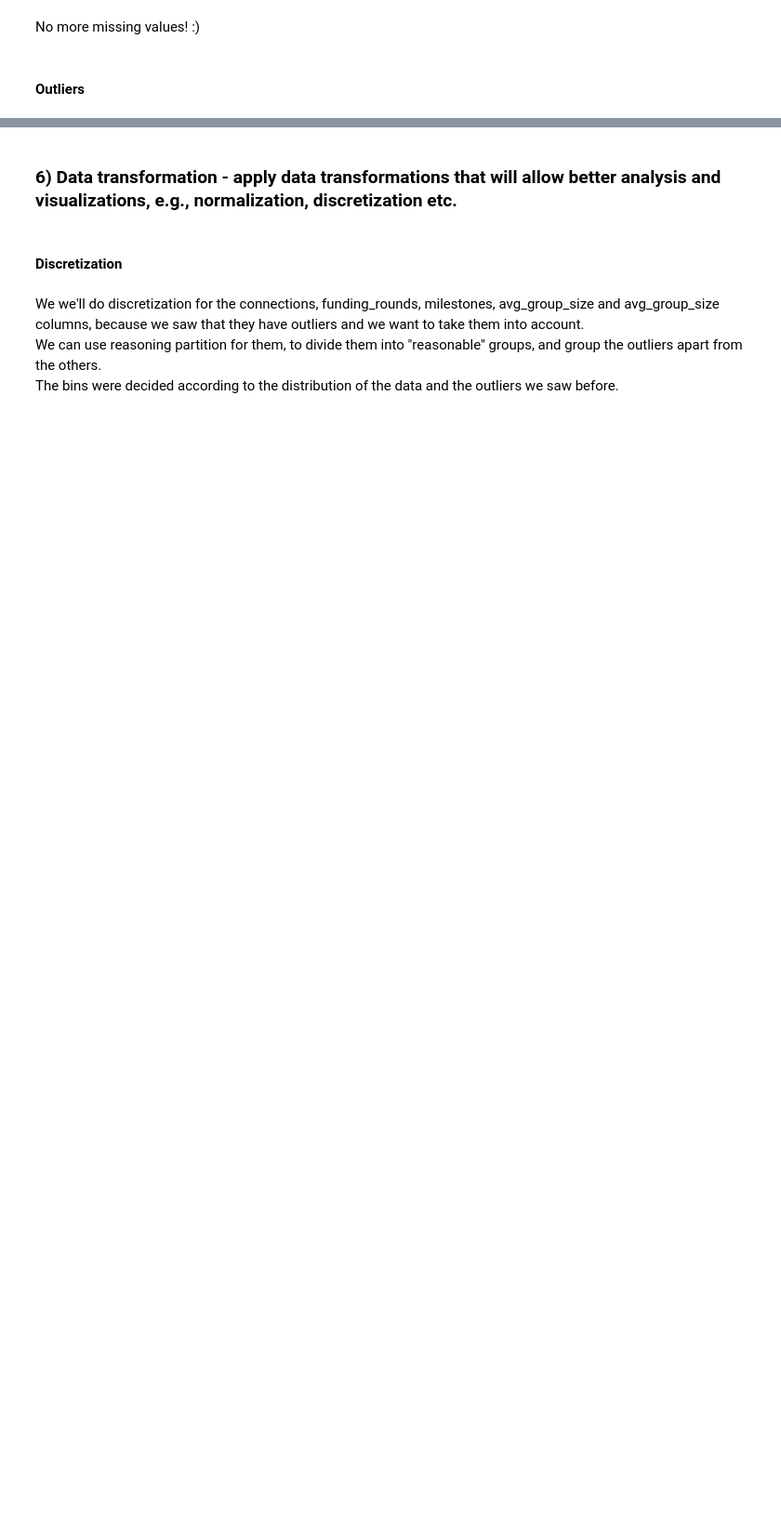
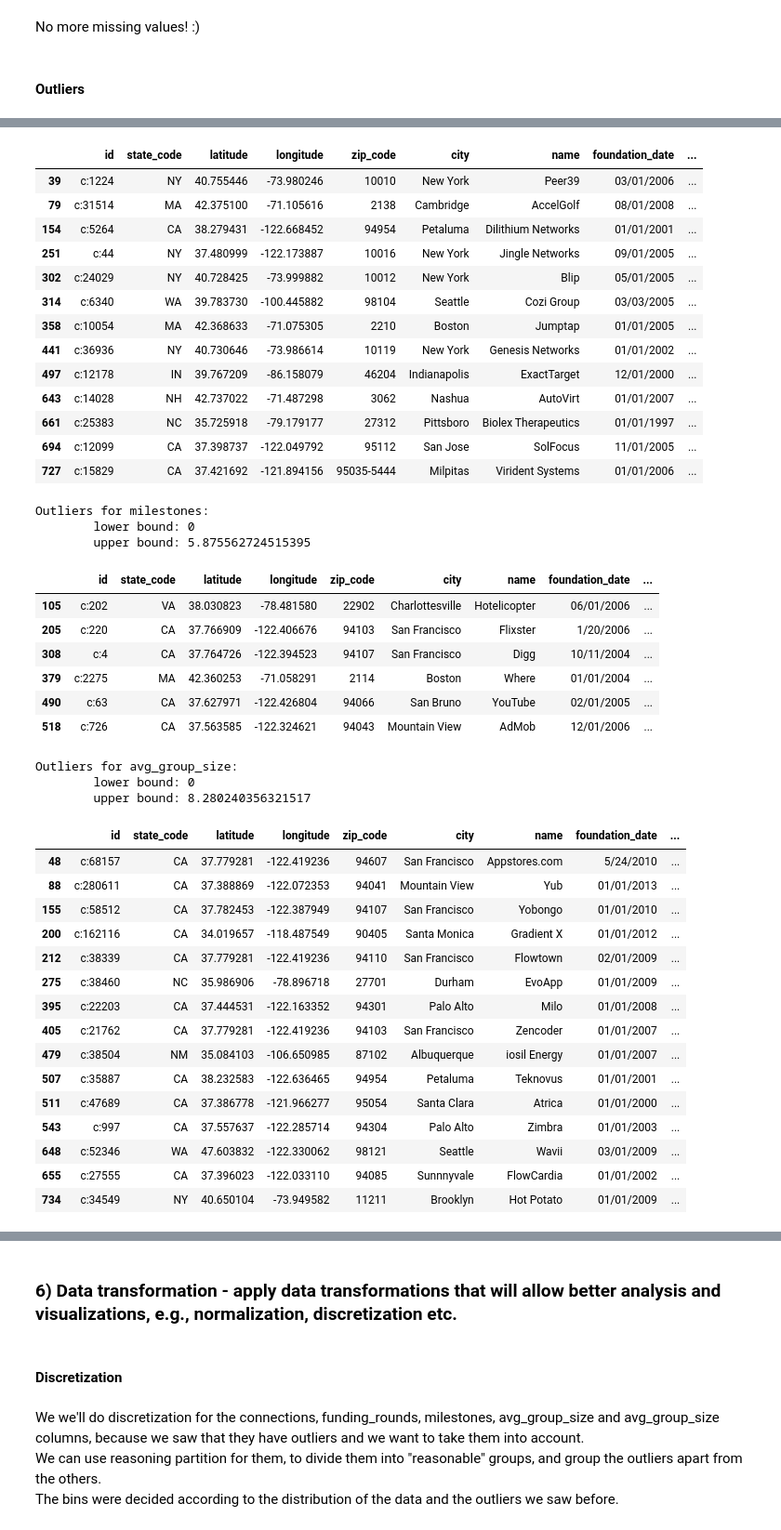
Before and after one commit to Liri-Be/DataMining, a Jupyter notebook: part-1/part1.ipynb, the cells around one changed output, grey strips where cells are left out. Shown at 93% size. Cells and saved outputs as stored; diff of their text form; code cells hidden in the pictures; blank space fills up the shorter version.

Commit message:
updated outliers code, April 2023

```diff
--- a/part-1/part1.ipynb
+++ b/part-1/part1.ipynb
@@ -432,16 +658,10 @@ outliers
-# %%
-l_bound, u_bound, outliers = find_outliers(data_frame, 'connections', True)
-print(f"lower bound: {l_bound}\nupper bound: {u_bound}")
-outliers
-# %%
-l_bound, u_bound, outliers = find_outliers(data_frame, 'funding_rounds', True)
-print(f"lower bound: {l_bound}\nupper bound: {u_bound}")
-outliers
-# %%
-l_bound, u_bound, outliers = find_outliers(data_frame, 'milestones', True)
-print(f"lower bound: {l_bound}\nupper bound: {u_bound}")
-outliers
-# %%
-l_bound, u_bound, outliers = find_outliers(data_frame, 'avg_group_size', True)
-print(f"lower bound: {l_bound}\nupper bound: {u_bound}")
-outliers
+# %%
+from IPython.display import display, HTML
+OUTLIERS_CHECK_COLS = ['total_funding', 'connections', 'funding_rounds', 'milestones', 'avg_group_size']
+
+
+for col in OUTLIERS_CHECK_COLS:
+    l_bound, u_bound, outliers = find_outliers(data_frame, col, True)
+    print(f"Outliers for {col}:\n\tlower bound: {l_bound}\n\tupper bound: {u_bound}")
+    display(HTML(outliers.to_html()))
+# %% [output]
@@ -447,0 +693,43 @@ outliers
+|  | id | state_code | latitude | longitude | zip_code | city | name | foundation_date | ... |
+| 39 | c:1224 | NY | 40.755446 | -73.980246 | 10010 | New York | Peer39 | 03/01/2006 | ... |
+| 79 | c:31514 | MA | 42.375100 | -71.105616 | 2138 | Cambridge | AccelGolf | 08/01/2008 | ... |
+| 154 | c:5264 | CA | 38.279431 | -122.668452 | 94954 | Petaluma | Dilithium Networks | 01/01/2001 | ... |
+| 251 | c:44 | NY | 37.480999 | -122.173887 | 10016 | New York | Jingle Networks | 09/01/2005 | ... |
+| 302 | c:24029 | NY | 40.728425 | -73.999882 | 10012 | New York | Blip | 05/01/2005 | ... |
+| 314 | c:6340 | WA | 39.783730 | -100.445882 | 98104 | Seattle | Cozi Group | 03/03/2005 | ... |
+| 358 | c:10054 | MA | 42.368633 | -71.075305 | 2210 | Boston | Jumptap | 01/01/2005 | ... |
+| 441 | c:36936 | NY | 40.730646 | -73.986614 | 10119 | New York | Genesis Networks | 01/01/2002 | ... |
+| 497 | c:12178 | IN | 39.767209 | -86.158079 | 46204 | Indianapolis | ExactTarget | 12/01/2000 | ... |
+| 643 | c:14028 | NH | 42.737022 | -71.487298 | 3062 | Nashua | AutoVirt | 01/01/2007 | ... |
+| 661 | c:25383 | NC | 35.725918 | -79.179177 | 27312 | Pittsboro | Biolex Therapeutics | 01/01/1997 | ... |
+| 694 | c:12099 | CA | 37.398737 | -122.049792 | 95112 | San Jose | SolFocus | 11/01/2005 | ... |
+| 727 | c:15829 | CA | 37.421692 | -121.894156 | 95035-5444 | Milpitas | Virident Systems | 01/01/2006 | ... |
+Outliers for milestones:
+        lower bound: 0
+        upper bound: 5.875562724515395
+|  | id | state_code | latitude | longitude | zip_code | city | name | foundation_date | ... |
+| 105 | c:202 | VA | 38.030823 | -78.481580 | 22902 | Charlottesville | Hotelicopter | 06/01/2006 | ... |
+| 205 | c:220 | CA | 37.766909 | -122.406676 | 94103 | San Francisco | Flixster | 1/20/2006 | ... |
+| 308 | c:4 | CA | 37.764726 | -122.394523 | 94107 | San Francisco | Digg | 10/11/2004 | ... |
+| 379 | c:2275 | MA | 42.360253 | -71.058291 | 2114 | Boston | Where | 01/01/2004 | ... |
+| 490 | c:63 | CA | 37.627971 | -122.426804 | 94066 | San Bruno | YouTube | 02/01/2005 | ... |
+| 518 | c:726 | CA | 37.563585 | -122.324621 | 94043 | Mountain View | AdMob | 12/01/2006 | ... |
+Outliers for avg_group_size:
+        lower bound: 0
+        upper bound: 8.280240356321517
+|  | id | state_code | latitude | longitude | zip_code | city | name | foundation_date | ... |
+| 48 | c:68157 | CA | 37.779281 | -122.419236 | 94607 | San Francisco | Appstores.com | 5/24/2010 | ... |
+| 88 | c:280611 | CA | 37.388869 | -122.072353 | 94041 | Mountain View | Yub | 01/01/2013 | ... |
+| 155 | c:58512 | CA | 37.782453 | -122.387949 | 94107 | San Francisco | Yobongo | 01/01/2010 | ... |
+| 200 | c:162116 | CA | 34.019657 | -118.487549 | 90405 | Santa Monica | Gradient X | 01/01/2012 | ... |
+| 212 | c:38339 | CA | 37.779281 | -122.419236 | 94110 | San Francisco | Flowtown | 02/01/2009 | ... |
+| 275 | c:38460 | NC | 35.986906 | -78.896718 | 27701 | Durham | EvoApp | 01/01/2009 | ... |
+| 395 | c:22203 | CA | 37.444531 | -122.163352 | 94301 | Palo Alto | Milo | 01/01/2008 | ... |
+| 405 | c:21762 | CA | 37.779281 | -122.419236 | 94103 | San Francisco | Zencoder | 01/01/2007 | ... |
+| 479 | c:38504 | NM | 35.084103 | -106.650985 | 87102 | Albuquerque | iosil Energy | 01/01/2007 | ... |
+| 507 | c:35887 | CA | 38.232583 | -122.636465 | 94954 | Petaluma | Teknovus | 01/01/2001 | ... |
+| 511 | c:47689 | CA | 37.386778 | -121.966277 | 95054 | Santa Clara | Atrica | 01/01/2000 | ... |
+| 543 | c:997 | CA | 37.557637 | -122.285714 | 94304 | Palo Alto | Zimbra | 01/01/2003 | ... |
+| 648 | c:52346 | WA | 47.603832 | -122.330062 | 98121 | Seattle | Wavii | 03/01/2009 | ... |
+| 655 | c:27555 | CA | 37.396023 | -122.033110 | 94085 | Sunnnyvale | FlowCardia | 01/01/2002 | ... |
+| 734 | c:34549 | NY | 40.650104 | -73.949582 | 11211 | Brooklyn | Hot Potato | 01/01/2009 | ... |
```
Also changed, not shown: parts of 56 cells of this notebook.
